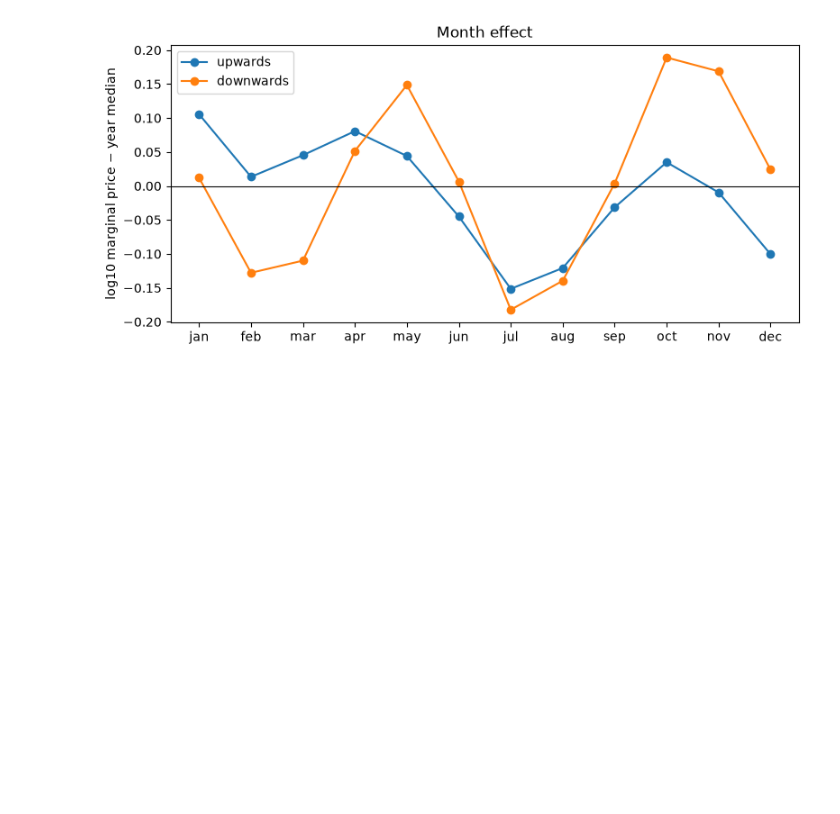
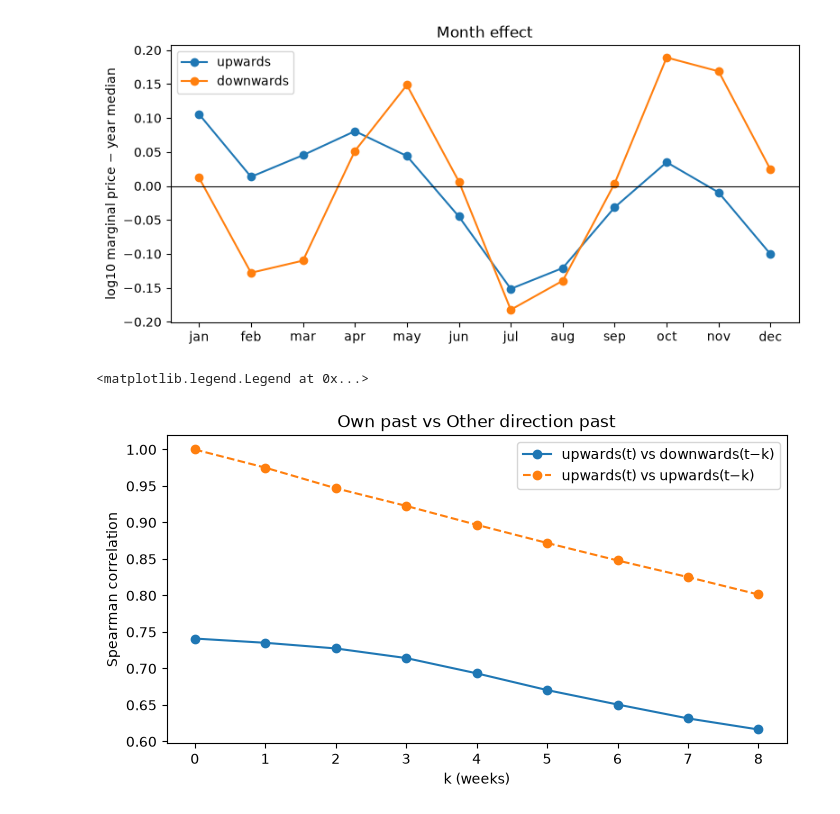
Before and after one commit to carolinaaraujo23/Swissgrid-reserve-price-forecast, a Jupyter notebook: notebooks/data_eploration.ipynb, the cells around one changed output. Cells and saved outputs as stored; diff of their text form; code cells hidden in the pictures; blank space fills up the shorter version.

Commit message:
Eda last plot addded

```diff
--- a/notebooks/data_eploration.ipynb
+++ b/notebooks/data_eploration.ipynb
@@ -167,3 +167,19 @@ ax.legend()
 fig.savefig("../figures/fig8_seasonality.png", dpi=150, bbox_inches="tight")
 # %% [output]
 [figure]
+# %%
+wide = auctions.pivot(index="date", columns="direction", values="log10_price")
+lags = range(0, 9)
+
+fig, ax = plt.subplots(figsize=(8, 4))
+ax.plot(lags, [wide["upwards"].corr(wide["downwards"].shift(k), method="spearman") for k in lags],
+        marker="o", label="upwards(t) vs downwards(t−k)")
+ax.plot(lags, [wide["upwards"].corr(wide["upwards"].shift(k), method="spearman") for k in lags],
+        marker="o", linestyle="--", label="upwards(t) vs upwards(t−k)")
+ax.set_xlabel("k (weeks)")
+ax.set_ylabel("Spearman correlation")
+ax.set_title("Own past vs Other direction past")
+ax.legend()
+# %% [output]
+<matplotlib.legend.Legend at 0x...>
+[figure, added]
```
